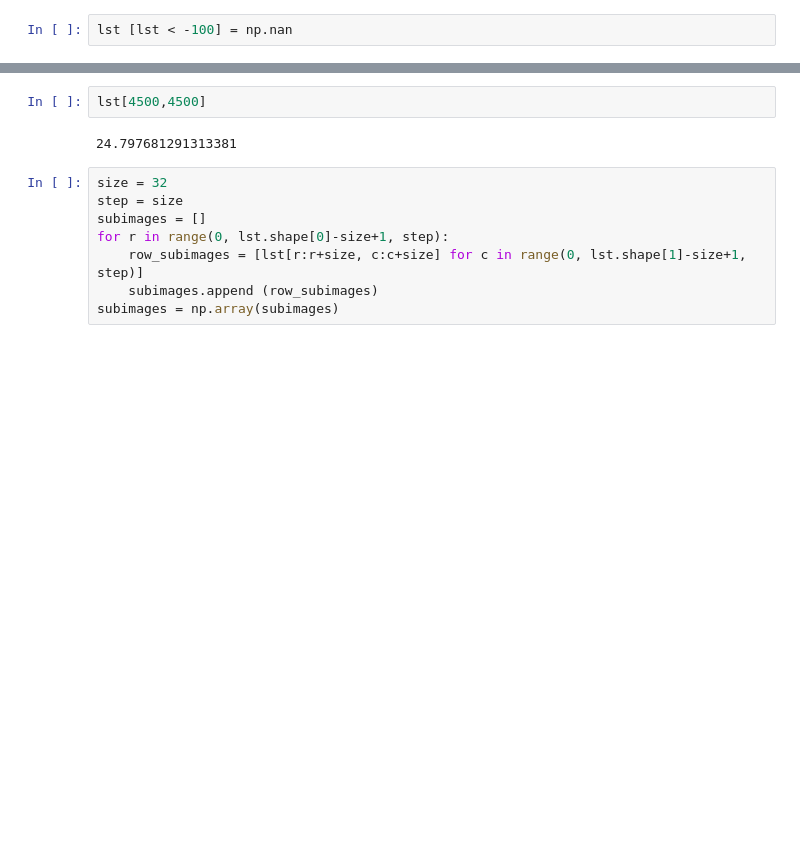
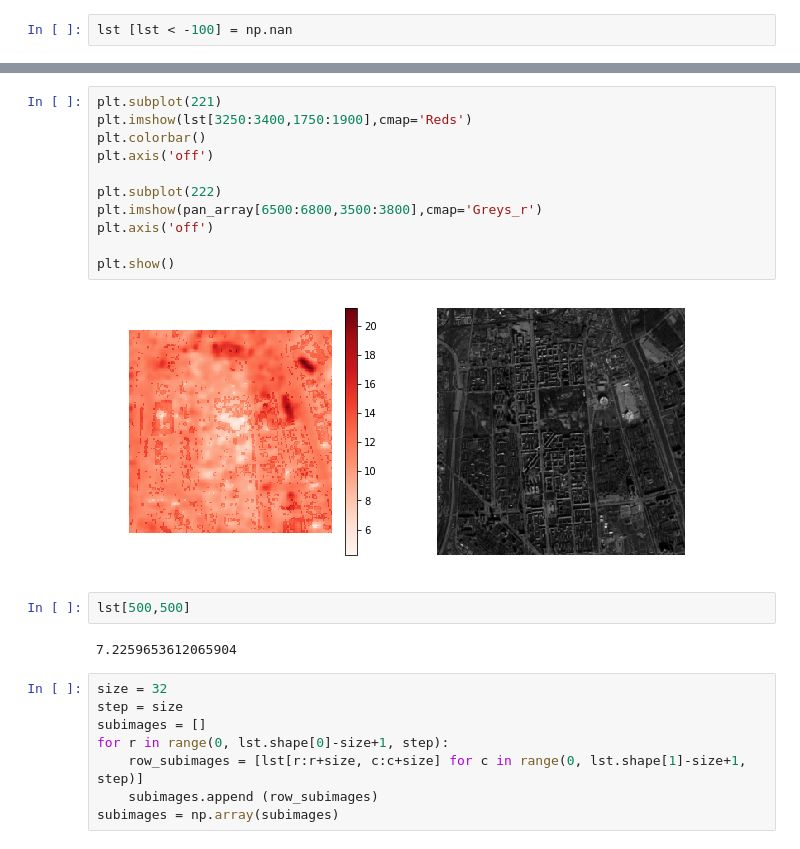
Before and after one commit to eduard-kazakov/SCGIS_RS_Workshop_2017, a Jupyter notebook: SCGIS_workshop_part4.ipynb, the cells around one changed output, grey strips where cells are left out. Cells and saved outputs as stored; diff of their text form; blank space fills up the shorter version.

```diff
--- a/SCGIS_workshop_part4.ipynb
+++ b/SCGIS_workshop_part4.ipynb
@@ -291,7 +315,20 @@ plt.show()
-# %%
-lst[4500,4500]
-# %% [output]
-24.797681291313381
+# %%
+plt.subplot(221)
+plt.imshow(lst[3250:3400,1750:1900],cmap='Reds')
+plt.colorbar()
+plt.axis('off')
+
+plt.subplot(222)
+plt.imshow(pan_array[6500:6800,3500:3800],cmap='Greys_r')
+plt.axis('off')
+
+plt.show()
+# %% [output]
+[figure, added]
+# %%
+lst[500,500]
+# %% [output]
+7.2259653612065904
 # %%
 size = 32
 step = size
```
Also changed, not shown: parts of 28 cells of this notebook, 6 other files.
